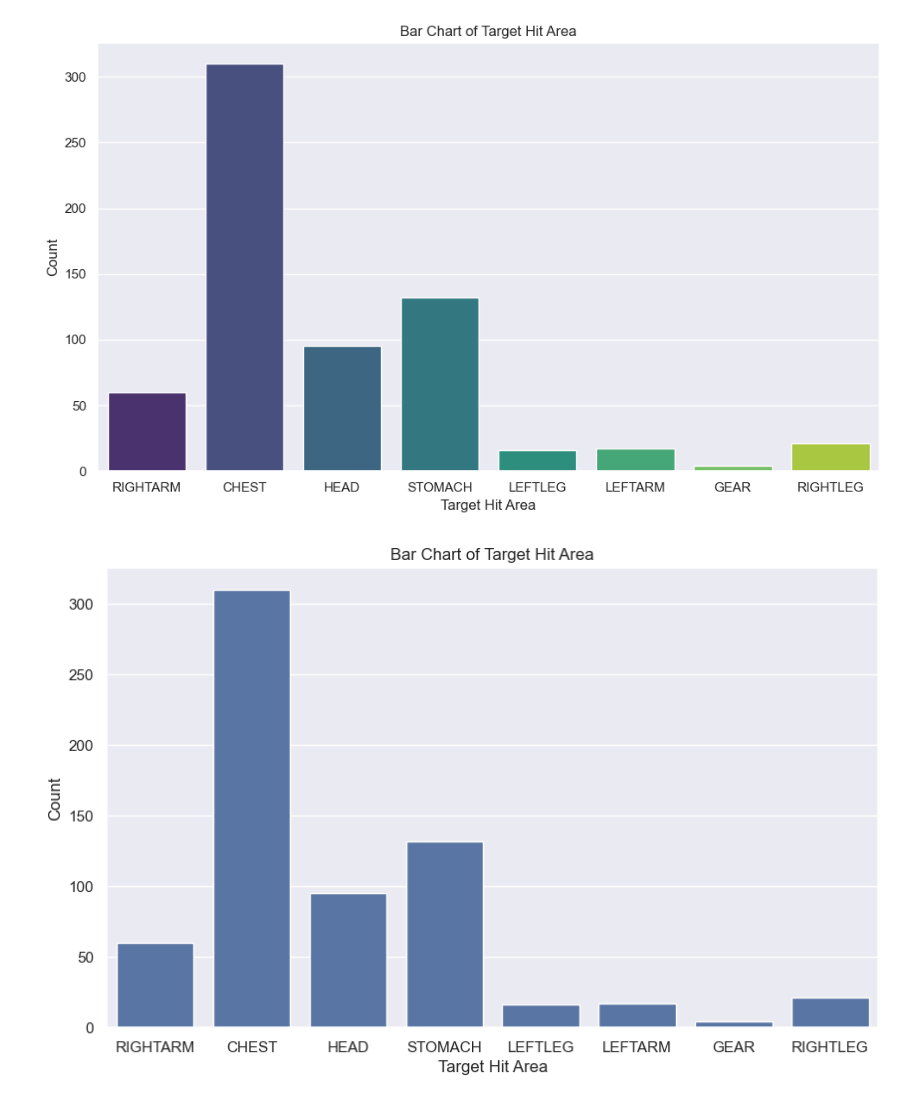
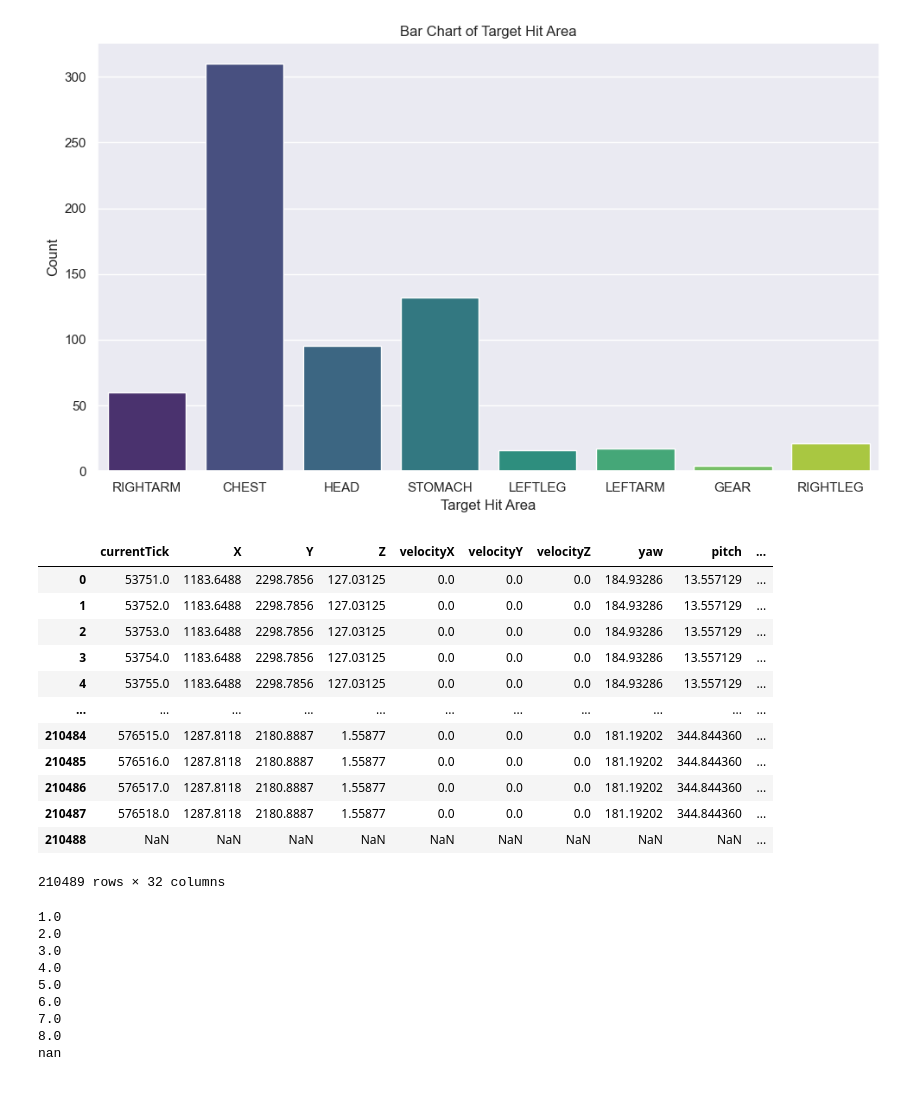
Before and after one commit to YAA-C/GEPCS, a Jupyter notebook: visualization/2,7 Visualization.ipynb, the cells around one changed output. Saved outputs shown, nothing was run; the diff lists cells and outputs as text; code cells hidden in the pictures.

```diff
--- a/visualization/2,7 Visualization.ipynb
+++ b/visualization/2,7 Visualization.ipynb
@@ -80,15 +80,3 @@ plt.legend().set_visible(False)  # Hide the legend
 plt.show()
 # %% [output]
 [figure]
-# %%
-# Without styling
-
-# Create a bar chart
-plt.figure(figsize=(10, 6))
-sns.countplot(x='targetHitArea', data=df)
-plt.xlabel('Target Hit Area')
-plt.ylabel('Count')
-plt.title('Bar Chart of Target Hit Area')
-plt.show()
-# %% [output]
-[figure, removed]
@@ -94,0 +85,32 @@ plt.show()
+# %%
+Cheat=pd.read_csv("../DemoFiles/csv/auto0-20231225-155107-1828335508-de_dust2-_cz__siddhesh_game_server-999430.csv")
+Cheat
+# %% [output]
+|  | currentTick | X | Y | Z | velocityX | velocityY | velocityZ | yaw | pitch | ... |
+| 0 | 53751.0 | 1183.6488 | 2298.7856 | 127.03125 | 0.0 | 0.0 | 0.0 | 184.93286 | 13.557129 | ... |
+| 1 | 53752.0 | 1183.6488 | 2298.7856 | 127.03125 | 0.0 | 0.0 | 0.0 | 184.93286 | 13.557129 | ... |
+| 2 | 53753.0 | 1183.6488 | 2298.7856 | 127.03125 | 0.0 | 0.0 | 0.0 | 184.93286 | 13.557129 | ... |
+| 3 | 53754.0 | 1183.6488 | 2298.7856 | 127.03125 | 0.0 | 0.0 | 0.0 | 184.93286 | 13.557129 | ... |
+| 4 | 53755.0 | 1183.6488 | 2298.7856 | 127.03125 | 0.0 | 0.0 | 0.0 | 184.93286 | 13.557129 | ... |
+| ... | ... | ... | ... | ... | ... | ... | ... | ... | ... | ... |
+| 210484 | 576515.0 | 1287.8118 | 2180.8887 | 1.55877 | 0.0 | 0.0 | 0.0 | 181.19202 | 344.844360 | ... |
+| 210485 | 576516.0 | 1287.8118 | 2180.8887 | 1.55877 | 0.0 | 0.0 | 0.0 | 181.19202 | 344.844360 | ... |
+| 210486 | 576517.0 | 1287.8118 | 2180.8887 | 1.55877 | 0.0 | 0.0 | 0.0 | 181.19202 | 344.844360 | ... |
+| 210487 | 576518.0 | 1287.8118 | 2180.8887 | 1.55877 | 0.0 | 0.0 | 0.0 | 181.19202 | 344.844360 | ... |
+| 210488 | NaN | NaN | NaN | NaN | NaN | NaN | NaN | NaN | NaN | ... |
+210489 rows × 32 columns
+# %%
+Unique = np.unique(Cheat["targetHitArea"])
+
+for i in Unique:
+    print(i)
+# %% [output]
+1.0
+2.0
+3.0
+4.0
+5.0
+6.0
+7.0
+8.0
+nan
```
Also changed, not shown: parts of 16 cells of this notebook.
